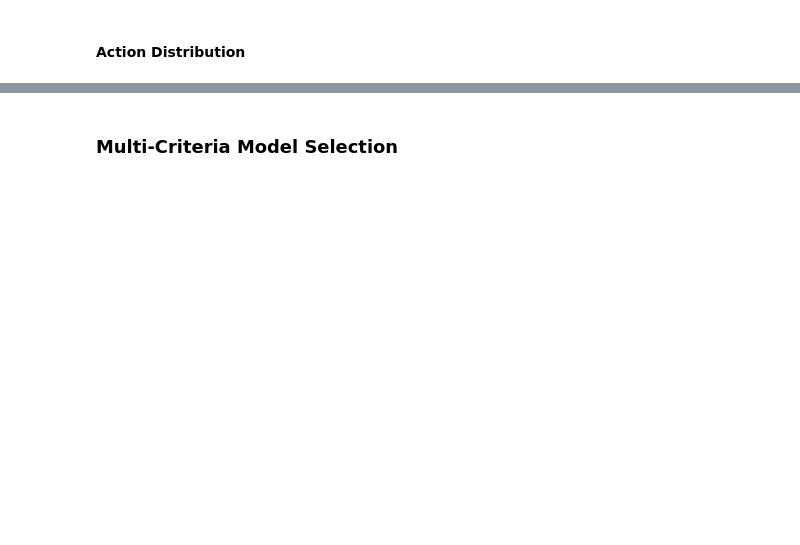
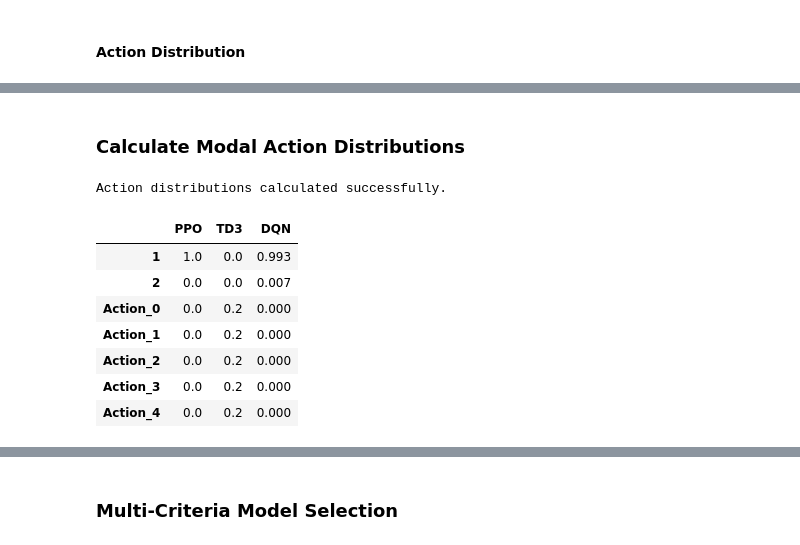
Before and after one commit to debarghamitraroy/XRL-MODAL-Adaptive-Intermodal-Cold-Chain-Transportation, a Jupyter notebook: code.ipynb, the cells around one changed output, grey strips where cells are left out. Saved outputs shown, nothing was run; the diff lists cells and outputs as text; code cells hidden in the pictures; blank space fills up the shorter version.

```diff
--- a/code.ipynb
+++ b/code.ipynb
@@ -2573,8 +3046,66 @@ action_distribution.plot(kind="bar", stacked=True, figsize=(12, 7))
+# %% [markdown]
+### Calculate Modal Action Distributions
 # %%
-plt.xlabel("Algorithm")
-plt.ylabel("Action Frequency")
-plt.title("Modal Action Distribution")
-plt.legend(bbox_to_anchor=(1.05, 1), loc="upper left")
-plt.tight_layout()
-plt.savefig(PLOTS_ROOT / "comparison" / "action_distribution.png", dpi=200)
-plt.show()
+from collections import Counter
+
+
+def calculate_action_distribution(model, env, algorithm, n_steps=1000):
+
+    obs, _ = env.reset()
+
+    action_counts = Counter()
+    steps = 0
+
+    while steps < n_steps:
+        action, _ = model.predict(obs, deterministic=True)
+
+        action_array = np.asarray(action)
+
+        if action_array.size == 1:
+            action_counts[str(action_array.item())] += 1
+
+        else:
+            for i, value in enumerate(action_array.flatten()):
+                action_counts[f"Action_{i}"] += 1
+
+        obs, reward, terminated, truncated, info = env.step(action)
+
+        steps += 1
+
+        if terminated or truncated:
+            obs, _ = env.reset()
+
+    total = sum(action_counts.values())
+
+    frequencies = {action: count / total for action, count in action_counts.items()}
+
+    return pd.Series(frequencies, name=algorithm)
+
+
+action_distributions = {}
+
+action_distributions["PPO"] = calculate_action_distribution(
+    ppo_model, ppo_eval_env, "PPO"
+)
+
+action_distributions["TD3"] = calculate_action_distribution(
+    td3_model, td3_eval_env, "TD3"
+)
+
+action_distributions["DQN"] = calculate_action_distribution(
+    dqn_model, dqn_eval_env, "DQN"
+)
+
+print("Action distributions calculated successfully.")
+
+display(pd.DataFrame(action_distributions).fillna(0))
+# %% [output]
+Action distributions calculated successfully.
+|  | PPO | TD3 | DQN |
+| 1 | 1.0 | 0.0 | 0.993 |
+| 2 | 0.0 | 0.0 | 0.007 |
+| Action_0 | 0.0 | 0.2 | 0.000 |
+| Action_1 | 0.0 | 0.2 | 0.000 |
+| Action_2 | 0.0 | 0.2 | 0.000 |
+| Action_3 | 0.0 | 0.2 | 0.000 |
+| Action_4 | 0.0 | 0.2 | 0.000 |
```
Also changed, not shown: parts of 49 cells of this notebook.
